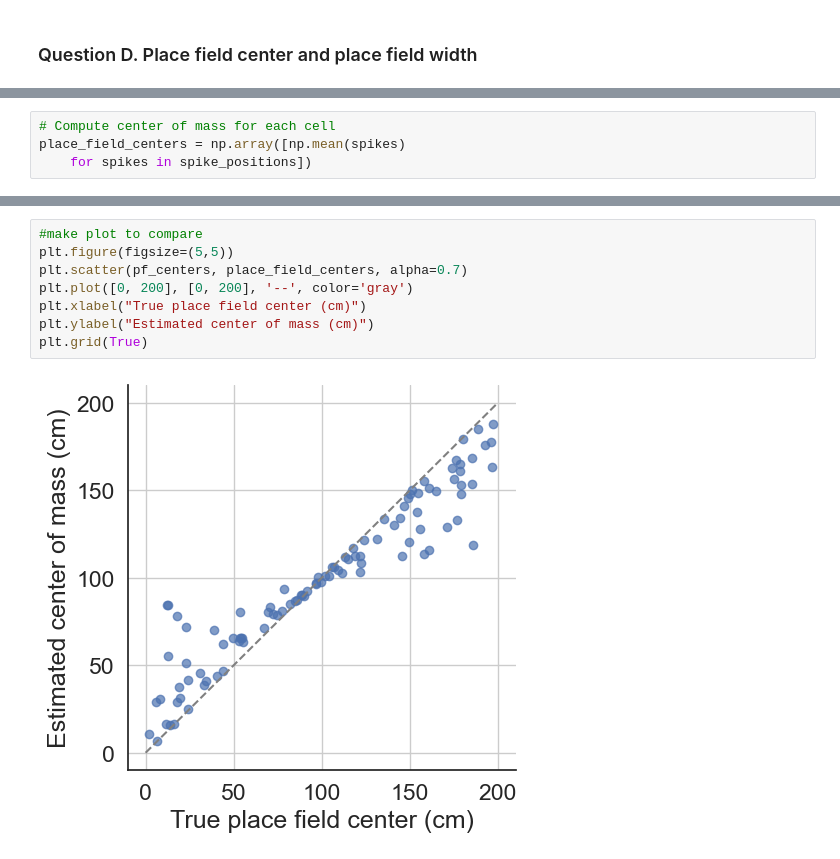
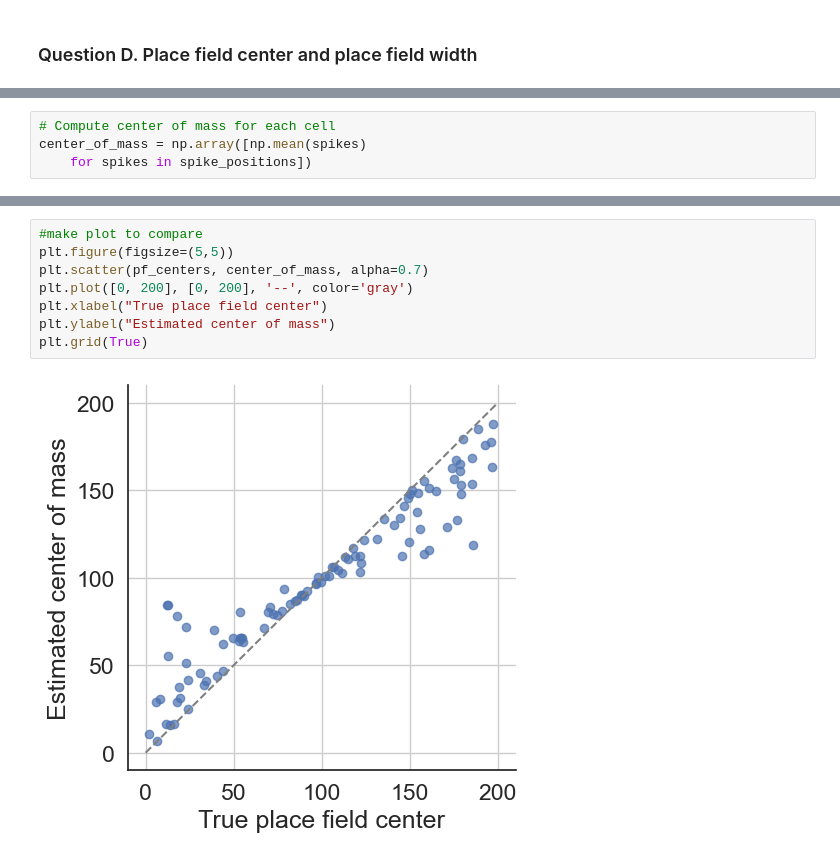
Before and after one commit to EvaMare/Neuro_Analysis, a Jupyter notebook: 2-single-cell-analysis-master/01-tuning-curves/Module_2a_exercises.ipynb, the cells around one changed output, grey strips where cells are left out. Cells and saved outputs as stored; diff of their text form.

```diff
--- a/2-single-cell-analysis-master/01-tuning-curves/Module_2a_exercises.ipynb
+++ b/2-single-cell-analysis-master/01-tuning-curves/Module_2a_exercises.ipynb
@@ -351,6 +351,6 @@ where the sum on $i$ runs on all spikes emitted by a cell and $L_i$ is the locat
 # %%
 # Compute center of mass for each cell
-place_field_centers = np.array([np.mean(spikes)
+center_of_mass = np.array([np.mean(spikes)
     for spikes in spike_positions])
 # %%
 from scipy.stats import pearsonr
@@ -363,10 +363,10 @@ Pearson's r: 0.950
 # %%
 #make plot to compare
 plt.figure(figsize=(5,5))
-plt.scatter(pf_centers, place_field_centers, alpha=0.7)
+plt.scatter(pf_centers, center_of_mass, alpha=0.7)
 plt.plot([0, 200], [0, 200], '--', color='gray')
-plt.xlabel("True place field center (cm)")
-plt.ylabel("Estimated center of mass (cm)")
+plt.xlabel("True place field center")
+plt.ylabel("Estimated center of mass")
 plt.grid(True)
 # %% [output]
-[figure, old version]
+[figure, new version]
```
Also changed, not shown: parts of 2 cells of this notebook.
